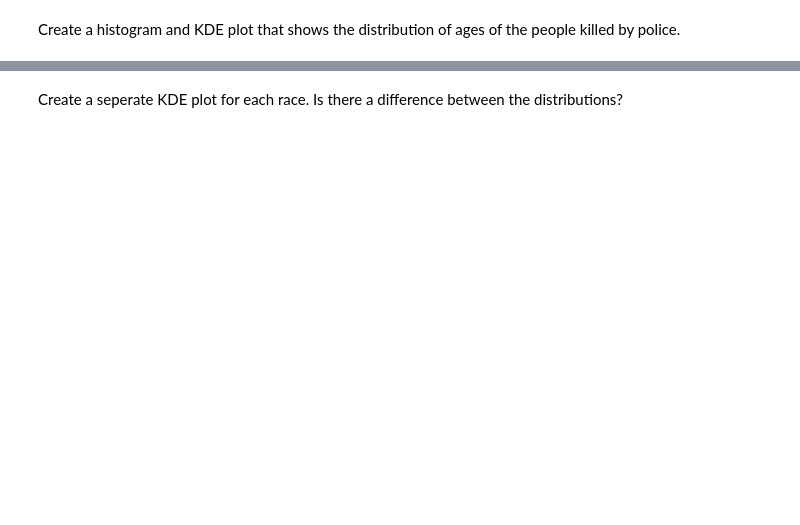
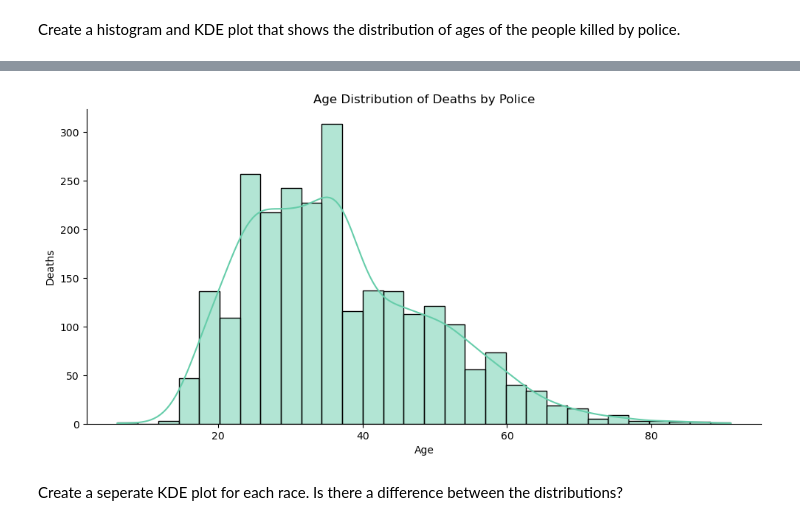
Before and after one commit to Terrance-Nightingale/police-deaths-analysis, a Jupyter notebook: Fatal_Force.ipynb, the cells around one changed output, grey strips where cells are left out. Saved outputs shown, nothing was run; the diff lists cells and outputs as text; code cells hidden in the pictures; blank space fills up the shorter version.

```diff
--- a/Fatal_Force.ipynb
+++ b/Fatal_Force.ipynb
@@ -139,13 +122,15 @@ for char in chars_to_replace:
         df_share_race_city[share] = pd.to_numeric(df_share_race_city[share])
 
 # df_fatalities
-df_fatalities = df_fatalities.fillna('Unknown')
+avg_age = df_fatalities.age.mean(skipna=True).round(0)
+
+df_fatalities = df_fatalities.fillna('Other')
 df_fatalities.armed[df_fatalities.armed == 0] = 'unarmed'
 df_fatalities.armed[df_fatalities.armed == '0'] = 'unarmed'
 
-df_fatalities.race[df_fatalities.race == '0'] = 'Unknown'
-df_fatalities.race[df_fatalities.race == 0] = 'Unknown'
-df_fatalities.race[df_fatalities.race == 'O'] = 'Unknown'
+df_fatalities.race[df_fatalities.race == '0'] = 'Other'
+df_fatalities.race[df_fatalities.race == 0] = 'Other'
+df_fatalities.race[df_fatalities.race == 'O'] = 'Other'
 df_fatalities.race[df_fatalities.race == 'W'] = 'White'
 df_fatalities.race[df_fatalities.race == 'B'] = 'Black'
 df_fatalities.race[df_fatalities.race == 'A'] = 'Asian'
@@ -154,6 +139,9 @@ df_fatalities.race[df_fatalities.race == 'N'] = 'Native American'
 
 df_fatalities.gender[df_fatalities.gender == 'M'] = 'Male'
 df_fatalities.gender[df_fatalities.gender == 'F'] = 'Female'
+
+df_fatalities.date = pd.to_datetime(df_fatalities.date, utc=True)
+df_fatalities.date = df_fatalities.date.dt.strftime('%Y-%m')
 # %% [output]
 The default value of regex will change from True to False in a future version. In addition, single character regular expressions will *not* be treated as literal strings when regex=True.
 
@@ -390,8 +369,8 @@ armed_bar.show()
 Work out what percentage of people killed were under 25 years old.
 # %%
 age_killed = df_fatalities
-avg_age = age_killed.age.mean().round(0)
+
 age_killed.age[age_killed.age == 'Unknown'] = avg_age
+age_killed.age[age_killed.age == 'Other'] = avg_age
 age_killed = age_killed.fillna(avg_age)
-age_killed.age[age_killed.age < 25] = 'Under 25'
-age_killed.age[age_killed.age != 'Under 25'] = 'Over 25'
+sum_age_killed = age_killed.groupby('age', as_index=False).size()
@@ -423,2 +415,18 @@ Create a histogram and KDE plot that shows the distribution of ages of the peopl
+# %%
+sns.displot(
+    age_killed.age,
+    bins=30,
+    aspect=2,
+    kde=True,
+    color='mediumaquamarine',
+)
+
+plt.title('Age Distribution of Deaths by Police')
+plt.xlabel('Age')
+plt.ylabel('Deaths')
+
+plt.show()
+# %% [output]
+[figure, added]
 # %% [markdown]
 Create a seperate KDE plot for each race. Is there a difference between the distributions?
```
Also changed, not shown: parts of 21 cells of this notebook.
